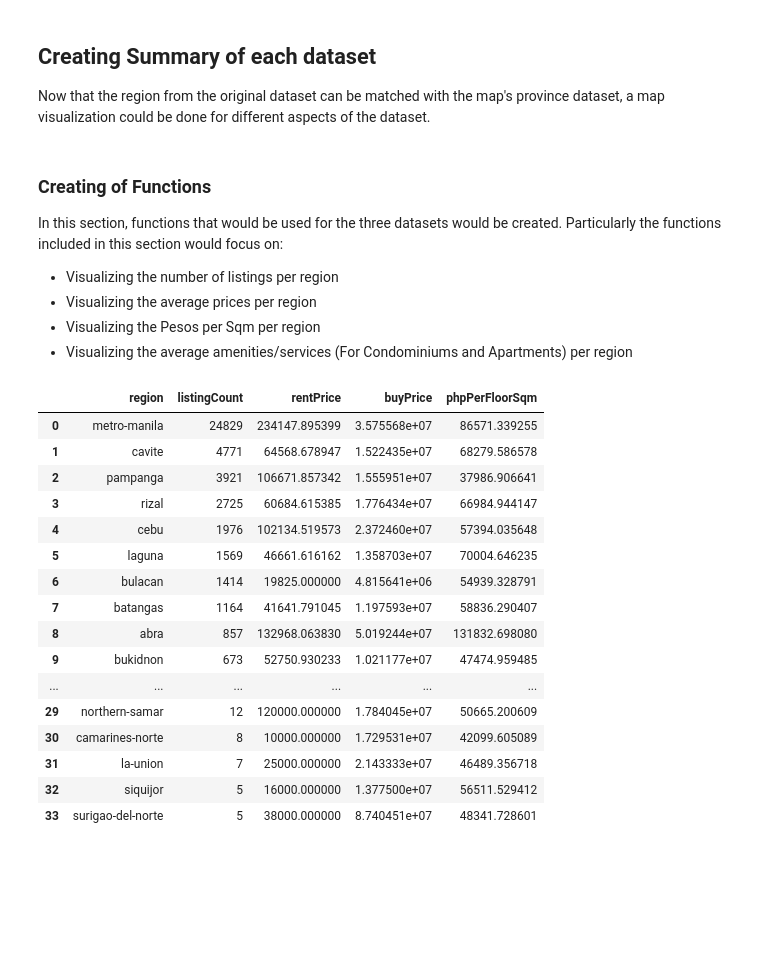
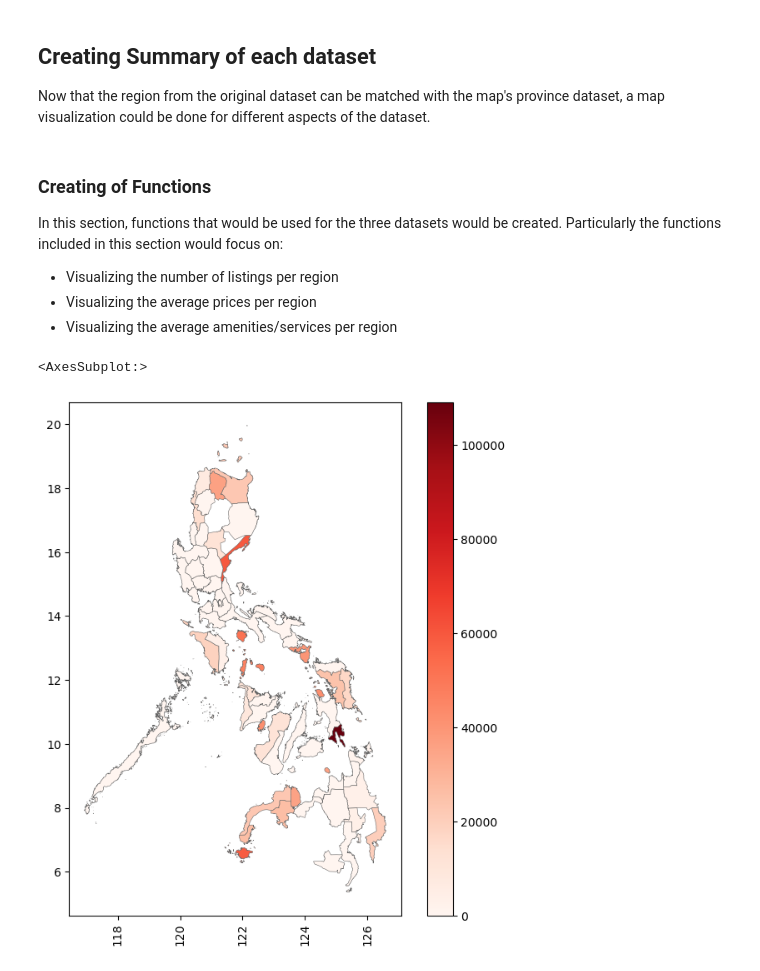
Before and after one commit to aronnicksnts/Ph-Real-Estate, a Jupyter notebook: dataVisualization.ipynb, the cells around one changed output. Cells and saved outputs as stored; diff of their text form; code cells hidden in the pictures; blank space fills up the shorter version.

Commit message:
Adjusted function for map visualization

```diff
--- a/dataVisualization.ipynb
+++ b/dataVisualization.ipynb
@@ -360,57 +360,43 @@ Now that the region from the original dataset can be matched with the map's prov
 In this section, functions that would be used for the three datasets would be created. Particularly the functions included in this section would focus on:
 - Visualizing the number of listings per region
 - Visualizing the average prices per region
-- Visualizing the Pesos per Sqm per region
-- Visualizing the average amenities/services (For Condominiums and Apartments) per region
+- Visualizing the average amenities/services per region
 # %%
 # Summarizes the dataset on their price, listings available,
 def summarize_dataset(df):
-    dataframes = []
+    # Summarize total list count, rent count, buy count, and their average prices.
+    sum_df = pd.DataFrame()
 
-    df_listing = df['region'].value_counts().reset_index()
-    df_listing.columns = ['region', 'listingCount']
-    dataframes.append(df_listing)
+    sum_df['totalListingCount'] = df['region'].value_counts()
 
-    df_rent_price = df.loc[df['offerType'] == 'rent'].groupby('region')['price'].mean().reset_index()
-    df_rent_price.columns = ['region', 'rentPrice']
-    dataframes.append(df_rent_price)
+    sum_df['totalRentCount'] = df.loc[df['offerType'] == 'rent']['region'].value_counts()
 
-    df_buy_price = df.loc[df['offerType'] == 'buy'].groupby('region')['price'].mean().reset_index()
-    df_buy_price.columns = ['region', 'buyPrice']
-    dataframes.append(df_buy_price)
+    sum_df['rentAvePrice'] = df.loc[df['offerType'] == 'rent'].groupby('region')['price'].mean()
 
-    df['phpPerFloorSqm'] = df['price']/df['Floor area (m)']
-    df_php_floorsqm = df.groupby('region')['phpPerFloorSqm'].mean().reset_index()
-    df_php_floorsqm.columns = ['region', 'phpPerFloorSqm']
-    dataframes.append(df_php_floorsqm)
+    sum_df['totalBuyCount'] = df.loc[df['offerType'] == 'buy']['region'].value_counts()
 
-    return reduce(lambda left,right: pd.merge(left, right, on='region'), dataframes)
+    sum_df['buyAvePrice'] = df.loc[df['offerType'] == 'buy'].groupby('region')['price'].mean()
+
+    for column in df.columns:
+        ignore_column = ['Monthly Payment', 'Yearly Payment', 'Daily Payment']
+        if df[column].dtype == 'bool' and column not in ignore_column:
+            sum_df['aveAmenitiesOffered'] += df.groupby('region')[column].sum()
+    sum_df['aveAmenitiesOffered'] /= sum_df['totalListingCount']
+
+    sum_df = sum_df.reset_index()
+    sum_df = sum_df.rename(columns={'index': 'region'})
+    return sum_df
 # %%
-summarize_dataset(house_data)
+summarized_df = summarize_dataset(house_data)
-# %% [output]
-|  | region | listingCount | rentPrice | buyPrice | phpPerFloorSqm |
-| 0 | metro-manila | 24829 | 234147.895399 | 3.575568e+07 | 86571.339255 |
-| 1 | cavite | 4771 | 64568.678947 | 1.522435e+07 | 68279.586578 |
-| 2 | pampanga | 3921 | 106671.857342 | 1.555951e+07 | 37986.906641 |
-| 3 | rizal | 2725 | 60684.615385 | 1.776434e+07 | 66984.944147 |
-| 4 | cebu | 1976 | 102134.519573 | 2.372460e+07 | 57394.035648 |
-| 5 | laguna | 1569 | 46661.616162 | 1.358703e+07 | 70004.646235 |
-| 6 | bulacan | 1414 | 19825.000000 | 4.815641e+06 | 54939.328791 |
-| 7 | batangas | 1164 | 41641.791045 | 1.197593e+07 | 58836.290407 |
-| 8 | abra | 857 | 132968.063830 | 5.019244e+07 | 131832.698080 |
-| 9 | bukidnon | 673 | 52750.930233 | 1.021177e+07 | 47474.959485 |
-| ... | ... | ... | ... | ... | ... |
-| 29 | northern-samar | 12 | 120000.000000 | 1.784045e+07 | 50665.200609 |
-| 30 | camarines-norte | 8 | 10000.000000 | 1.729531e+07 | 42099.605089 |
-| 31 | la-union | 7 | 25000.000000 | 2.143333e+07 | 46489.356718 |
-| 32 | siquijor | 5 | 16000.000000 | 1.377500e+07 | 56511.529412 |
-| 33 | surigao-del-norte | 5 | 38000.000000 | 8.740451e+07 | 48341.728601 |
 # %%
-map_stats = province.merge(count_summary, on='region')
+map_stats = province.merge(summarized_df, on='region')
 # %%
 fig, ax = plt.subplots(1, figsize=(8,8))
 plt.xticks(rotation=90)
-bar_info = plt.cm.ScalarMappable(cmap='Reds', norm=plt.Normalize(vmin=0, vmax=count_summary['houses'].max()))
+bar_info = plt.cm.ScalarMappable(cmap='Reds', norm=plt.Normalize(vmin=0, vmax=summarized_df['phpPerFloorSqm'].max()))
 bar_info._A = []
 cbar = fig.colorbar(bar_info)
-map_stats.plot(column='houses', cmap='Reds', linewidth=0.4, ax=ax, edgecolor=".4")
+map_stats.plot(column='phpPerFloorSqm', cmap='Reds', linewidth=0.4, ax=ax, edgecolor=".4")
+# %% [output]
+<AxesSubplot:>
+[figure, added]
```
Also changed, not shown: parts of 5 cells of this notebook.
